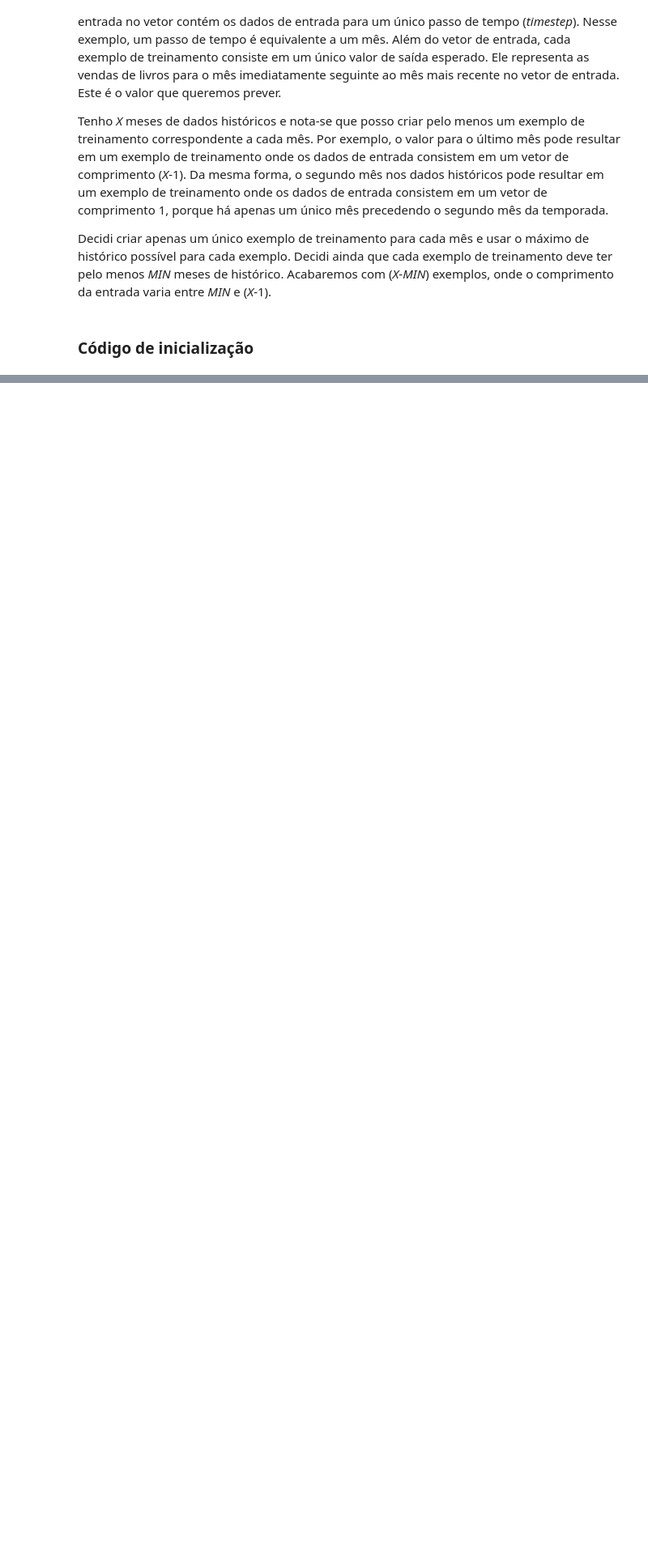
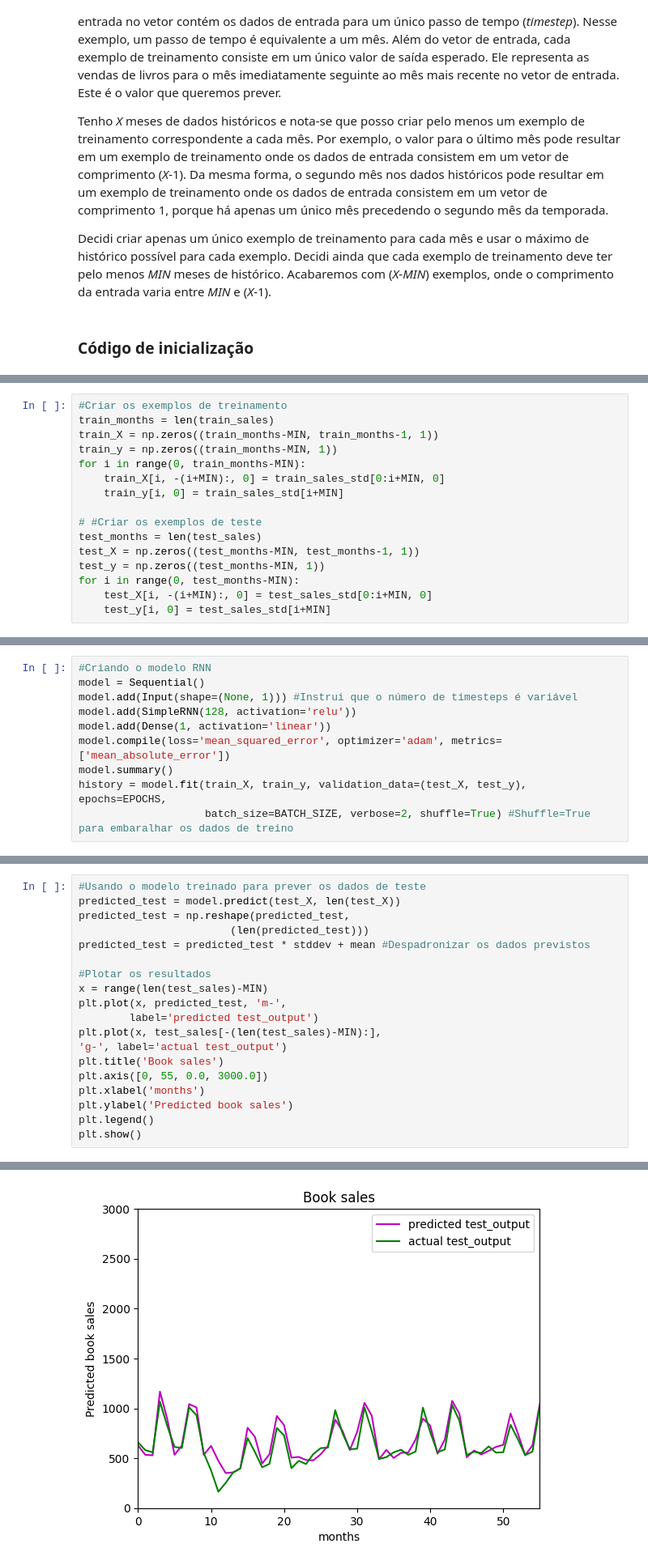
Before and after one commit to jaopredos/DeepLearning, a Jupyter notebook: Recurrent Neural Networks and LSTM/time-sequences.ipynb, the cells around one changed output, grey strips where cells are left out. Shown at 81% size. Cells and saved outputs as stored; diff of their text form; blank space fills up the shorter version.

```diff
--- a/Recurrent Neural Networks and LSTM/time-sequences.ipynb
+++ b/Recurrent Neural Networks and LSTM/time-sequences.ipynb
@@ -120,0 +163,16 @@ test_sales = sales[split:]
+# %%
+#Criar os exemplos de treinamento
+train_months = len(train_sales)
+train_X = np.zeros((train_months-MIN, train_months-1, 1))
+train_y = np.zeros((train_months-MIN, 1))
+for i in range(0, train_months-MIN):
+    train_X[i, -(i+MIN):, 0] = train_sales_std[0:i+MIN, 0]
+    train_y[i, 0] = train_sales_std[i+MIN]
+
+# #Criar os exemplos de teste
+test_months = len(test_sales)
+test_X = np.zeros((test_months-MIN, test_months-1, 1))
+test_y = np.zeros((test_months-MIN, 1))
+for i in range(0, test_months-MIN):
+    test_X[i, -(i+MIN):, 0] = test_sales_std[0:i+MIN, 0]
+    test_y[i, 0] = test_sales_std[i+MIN]
@@ -120,0 +183,10 @@ test_sales = sales[split:]
+# %%
+#Criando o modelo RNN
+model = Sequential()
+model.add(Input(shape=(None, 1))) #Instrui que o número de timesteps é variável
+model.add(SimpleRNN(128, activation='relu'))
+model.add(Dense(1, activation='linear'))
+model.compile(loss='mean_squared_error', optimizer='adam', metrics=['mean_absolute_error'])
+model.summary()
+history = model.fit(train_X, train_y, validation_data=(test_X, test_y), epochs=EPOCHS,
+                    batch_size=BATCH_SIZE, verbose=2, shuffle=True) #Shuffle=True para embaralhar os dados de treino
@@ -120,0 +245,20 @@ test_sales = sales[split:]
+# %%
+#Usando o modelo treinado para prever os dados de teste
+predicted_test = model.predict(test_X, len(test_X))
+predicted_test = np.reshape(predicted_test,
+                        (len(predicted_test)))
+predicted_test = predicted_test * stddev + mean #Despadronizar os dados previstos
+
+#Plotar os resultados
+x = range(len(test_sales)-MIN)
+plt.plot(x, predicted_test, 'm-',
+        label='predicted test_output')
+plt.plot(x, test_sales[-(len(test_sales)-MIN):],
+'g-', label='actual test_output')
+plt.title('Book sales')
+plt.axis([0, 55, 0.0, 3000.0])
+plt.xlabel('months')
+plt.ylabel('Predicted book sales')
+plt.legend()
+plt.show()
+# %% [output]
@@ -120,0 +266 @@ test_sales = sales[split:]
+[figure, added]
```
Also changed, not shown: parts of 19 cells of this notebook.
